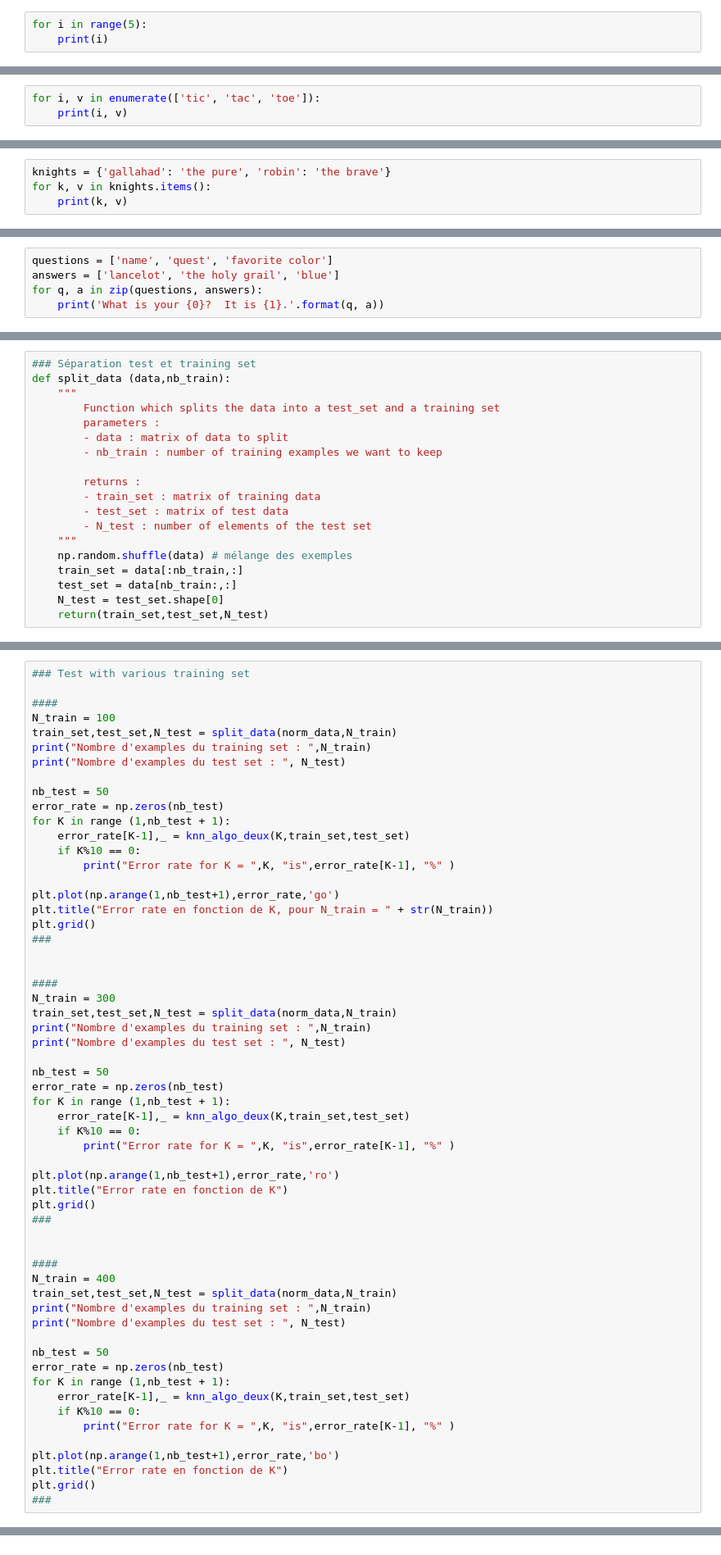
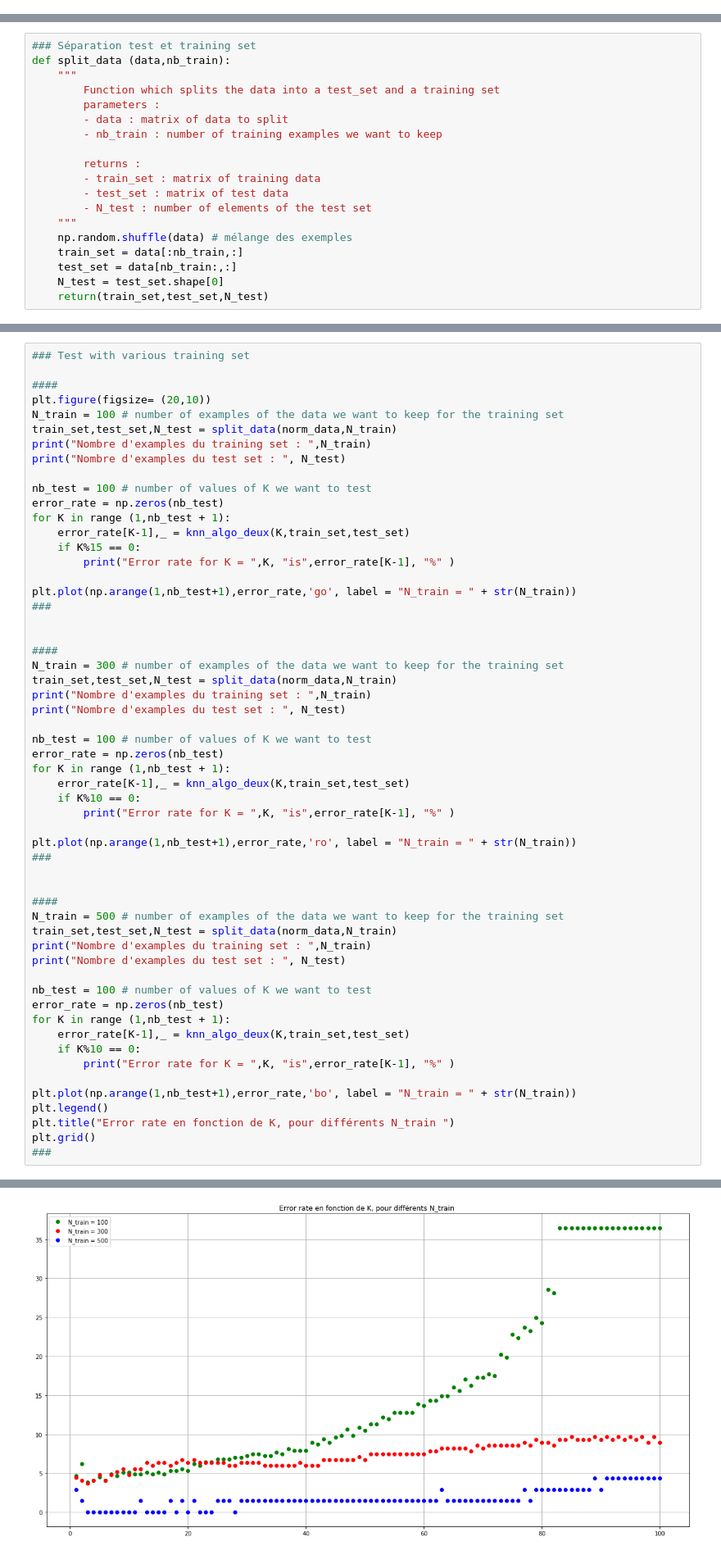
Before and after one commit to cindytrinh/Pyt_tps, a Jupyter notebook: TP4_DUROUCHOUX_TRINH/TP4/TP4_DUROUCHOUX_TRINH.ipynb, the cells around one changed output, grey strips where cells are left out. Shown at 82% size. Saved outputs shown, nothing was run; the diff lists cells and outputs as text.

```diff
--- a/TP4_DUROUCHOUX_TRINH/TP4/TP4_DUROUCHOUX_TRINH.ipynb
+++ b/TP4_DUROUCHOUX_TRINH/TP4/TP4_DUROUCHOUX_TRINH.ipynb
@@ -11,3 +2,0 @@ import numpy as np
-# %%
-for i in range(5):
-    print(i)
@@ -34,3 +2,0 @@ Go to <https://docs.python.org/3.6/library/functions.html#enumerate> for more in
-# %%
-for i, v in enumerate(['tic', 'tac', 'toe']):
-    print(i, v)
@@ -43,4 +2,0 @@ When looping through **dictionaries**, the key and corresponding value can be re
-# %%
-knights = {'gallahad': 'the pure', 'robin': 'the brave'}
-for k, v in knights.items():
-    print(k, v)
@@ -54,5 +2,0 @@ To loop over two or more sequences at the same time, the entries can be paired w
-# %%
-questions = ['name', 'quest', 'favorite color']
-answers = ['lancelot', 'the holy grail', 'blue']
-for q, a in zip(questions, answers):
-    print('What is your {0}?  It is {1}.'.format(q, a))
@@ -386,60 +330,58 @@ def knn_algo_deux (K,train_set,test_set):
 ### Test with various training set
 
 ####
-N_train = 100
+plt.figure(figsize= (20,10))
+N_train = 100 # number of examples of the data we want to keep for the training set
 train_set,test_set,N_test = split_data(norm_data,N_train)
 print("Nombre d'examples du training set : ",N_train)
 print("Nombre d'examples du test set : ", N_test)
 
-nb_test = 50
+nb_test = 100 # number of values of K we want to test
+error_rate = np.zeros(nb_test)
+for K in range (1,nb_test + 1):
+    error_rate[K-1],_ = knn_algo_deux(K,train_set,test_set)
+    if K%15 == 0:
+        print("Error rate for K = ",K, "is",error_rate[K-1], "%" )
+
+plt.plot(np.arange(1,nb_test+1),error_rate,'go', label = "N_train = " + str(N_train))
+###
+
+
+####
+N_train = 300 # number of examples of the data we want to keep for the training set
+train_set,test_set,N_test = split_data(norm_data,N_train)
+print("Nombre d'examples du training set : ",N_train)
+print("Nombre d'examples du test set : ", N_test)
+
+nb_test = 100 # number of values of K we want to test
 error_rate = np.zeros(nb_test)
 for K in range (1,nb_test + 1):
     error_rate[K-1],_ = knn_algo_deux(K,train_set,test_set)
     if K%10 == 0:
         print("Error rate for K = ",K, "is",error_rate[K-1], "%" )
 
-plt.plot(np.arange(1,nb_test+1),error_rate,'go')
-plt.title("Error rate en fonction de K, pour N_train = " + str(N_train))
-plt.grid()
+plt.plot(np.arange(1,nb_test+1),error_rate,'ro', label = "N_train = " + str(N_train))
 ###
 
 
 ####
-N_train = 300
+N_train = 500 # number of examples of the data we want to keep for the training set
 train_set,test_set,N_test = split_data(norm_data,N_train)
 print("Nombre d'examples du training set : ",N_train)
 print("Nombre d'examples du test set : ", N_test)
 
-nb_test = 50
+nb_test = 100 # number of values of K we want to test
 error_rate = np.zeros(nb_test)
 for K in range (1,nb_test + 1):
     error_rate[K-1],_ = knn_algo_deux(K,train_set,test_set)
     if K%10 == 0:
         print("Error rate for K = ",K, "is",error_rate[K-1], "%" )
 
-plt.plot(np.arange(1,nb_test+1),error_rate,'ro')
-plt.title("Error rate en fonction de K")
+plt.plot(np.arange(1,nb_test+1),error_rate,'bo', label = "N_train = " + str(N_train))
+plt.legend()
+plt.title("Error rate en fonction de K, pour différents N_train ")
 plt.grid()
 ###
-
-
-####
-N_train = 400
-train_set,test_set,N_test = split_data(norm_data,N_train)
-print("Nombre d'examples du training set : ",N_train)
-print("Nombre d'examples du test set : ", N_test)
-
-nb_test = 50
-error_rate = np.zeros(nb_test)
-for K in range (1,nb_test + 1):
-    error_rate[K-1],_ = knn_algo_deux(K,train_set,test_set)
-    if K%10 == 0:
-        print("Error rate for K = ",K, "is",error_rate[K-1], "%" )
-
-plt.plot(np.arange(1,nb_test+1),error_rate,'bo')
-plt.title("Error rate en fonction de K")
-plt.grid()
-###
 # %% [output]
 Nombre d'examples du training set :  100
 Nombre d'examples du test set :  469
@@ -459,0 +403 @@ Nombre d'examples du test set :  169
+[figure, added]
```
Also changed, not shown: parts of 26 cells of this notebook, 5 other files.
